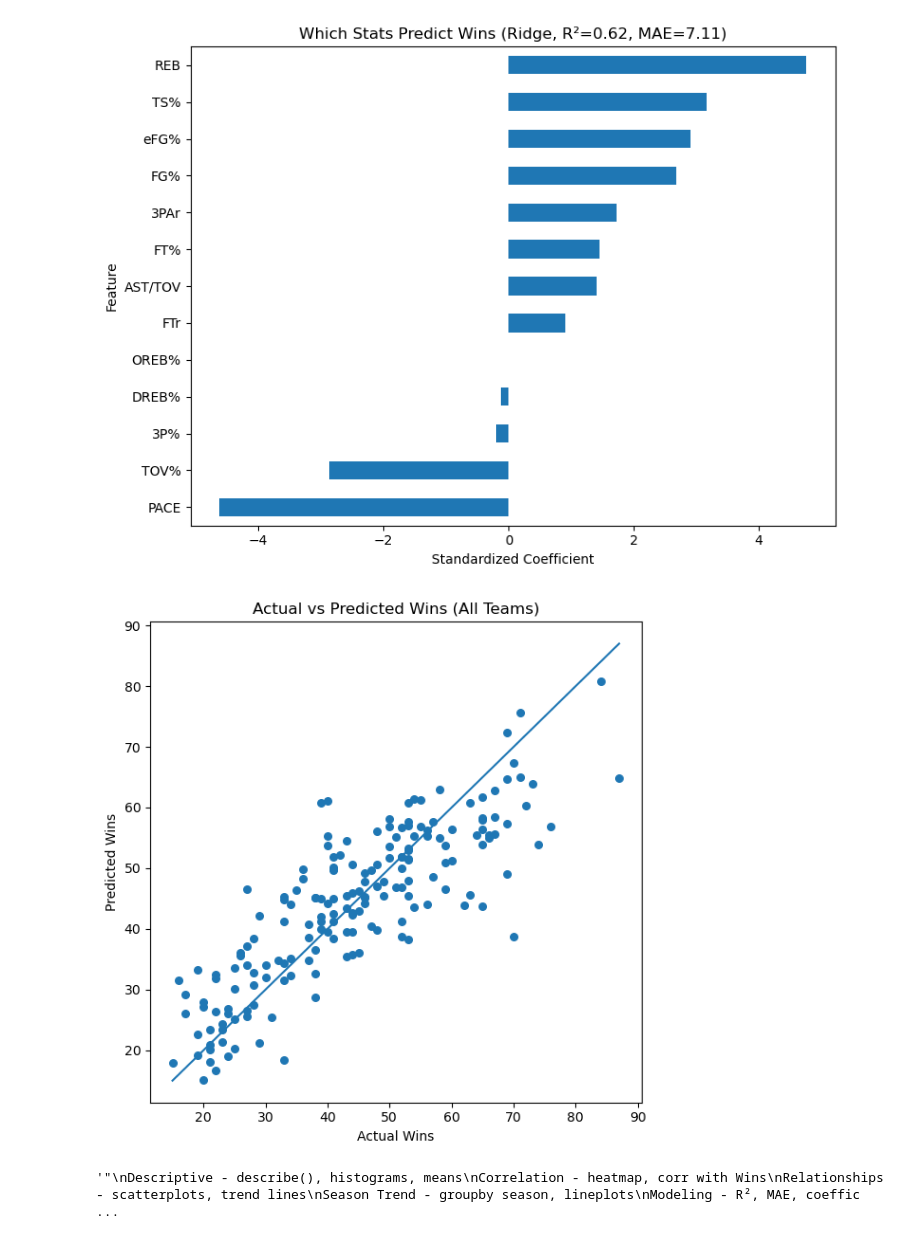
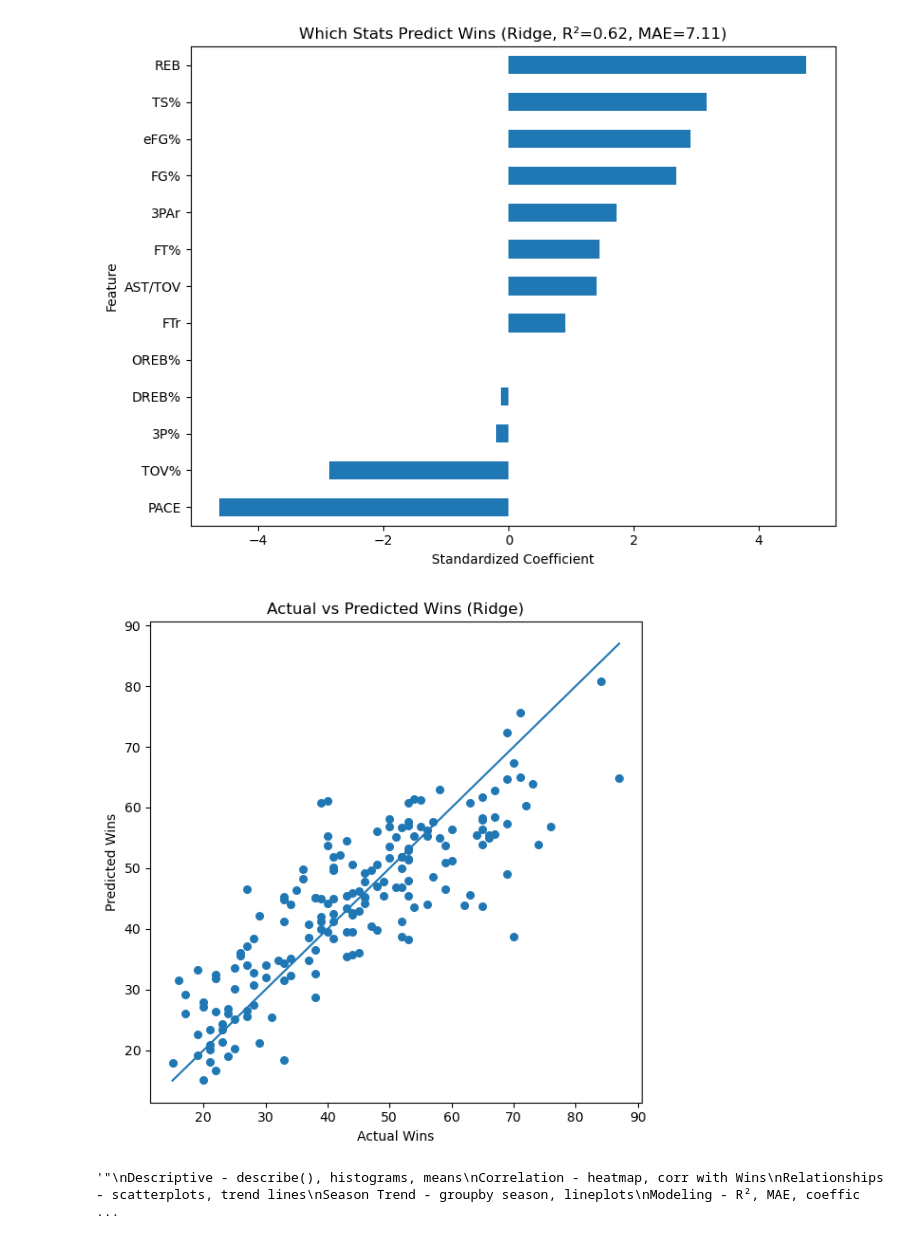
Before and after one commit to rheanibert04/Group1-STA4724, a Jupyter notebook: data_analysis.ipynb, the cells around one changed output. Saved outputs shown, nothing was run; the diff lists cells and outputs as text; code cells hidden in the pictures.

```diff
--- a/data_analysis.ipynb
+++ b/data_analysis.ipynb
@@ -708,25 +713,25 @@ plt.show()
 # %%
 # Actual vs Predicted wins
 import matplotlib.pyplot as plt
 import numpy as np
 
 # visualize how the model performs across the entire dataset
 y_all_pred = ridge.predict(X)
 plt.figure(figsize=(6,6))
 plt.scatter(y, y_all_pred, s=30)
 plt.plot([y.min(), y.max()], [y.min(), y.max()])
 plt.xlabel("Actual Wins")
 plt.ylabel("Predicted Wins")
-plt.title("Actual vs Predicted Wins (All Teams)")
+plt.title("Actual vs Predicted Wins (Ridge)")
 plt.tight_layout()
 plt.show()
 
 
 # save image
 # plt.savefig("../reports/pred_vs_actual_ridge.png", dpi=150)
 plt.show()
 # %% [output]
-[figure, old version]
+[figure, new version]
 # %%
 # Next Steps
 """"
```
Also changed, not shown: parts of 4 cells of this notebook.
